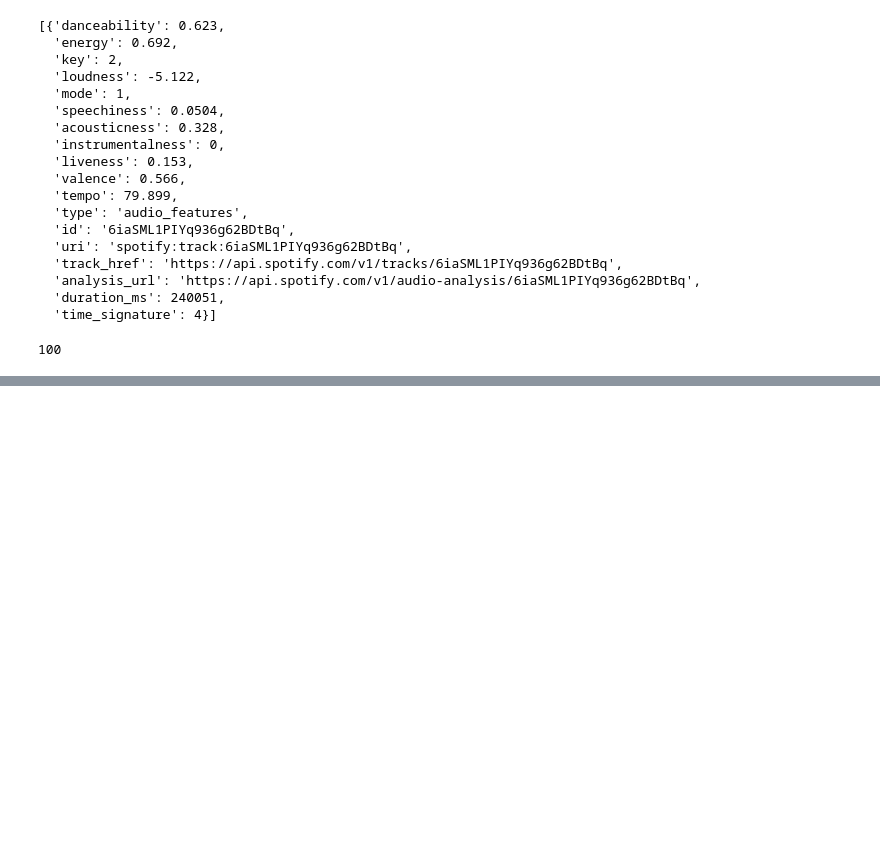
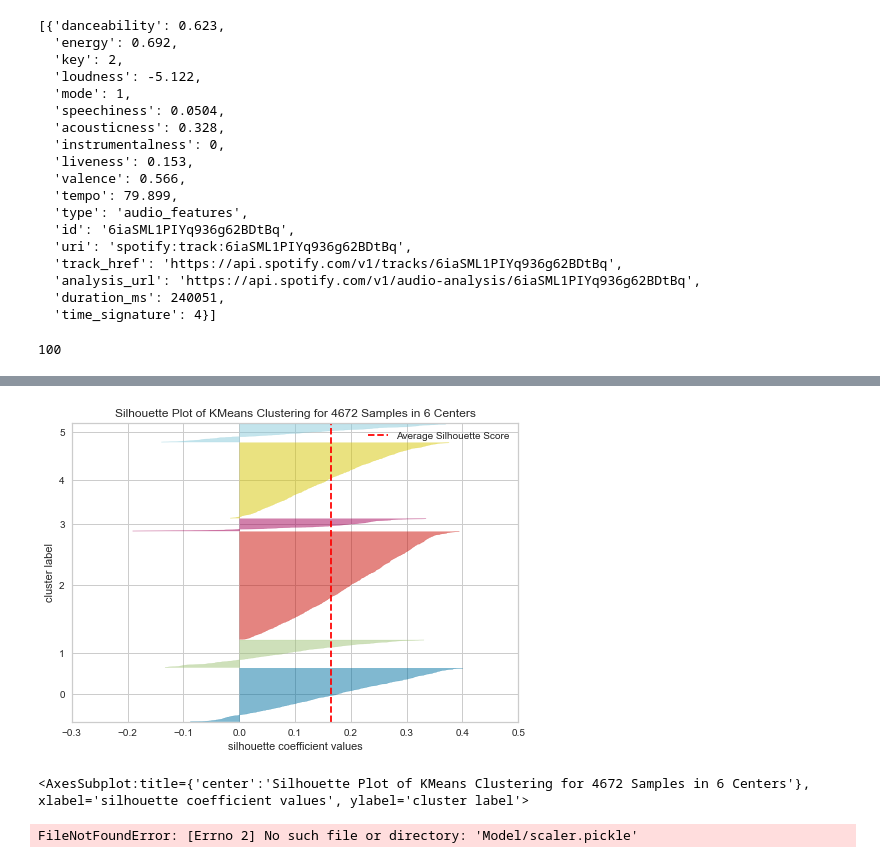
Before and after one commit to sariiimmmm/IronSarinaLab, a Jupyter notebook: week6/Untitled Folder/Lab | API wrappers ( Sarina Masoumi OCT 22).ipynb, the cells around one changed output, grey strips where cells are left out. Drawn from its saved outputs; the diff is of its cells as text; code cells hidden in the pictures; blank space fills up the shorter version.

```diff
--- a/week6/Untitled Folder/Lab | API wrappers ( Sarina Masoumi OCT 22).ipynb
+++ b/week6/Untitled Folder/Lab | API wrappers ( Sarina Masoumi OCT 22).ipynb
@@ -60,0 +358,9 @@ NameError: name 'get_playlist_tracks' is not defined
+# %%
+from yellowbrick.cluster import SilhouetteVisualizer
+model = KMeans(6, random_state=42)
+visualizer = SilhouetteVisualizer(model, colors='yellowbrick')
+visualizer.fit(X_scaled_df)        # Fit the data to the visualizer
+visualizer.show()
+# %% [output]
+[figure, added]
+<AxesSubplot:title={'center':'Silhouette Plot of KMeans Clustering for 4672 Samples in 6 Centers'}, xlabel='silhouette coefficient values', ylabel='cluster label'>
@@ -60,0 +375,9 @@ NameError: name 'get_playlist_tracks' is not defined
+# %%
+
+with open("Model/scaler.pickle", "wb") as f:
+    pickle.dump(scaler,f)
+
+with open("Model/kmeans_6.pickle", "wb") as f:
+    pickle.dump(kmeans,f)
+# %% [output]
+FileNotFoundError: [Errno 2] No such file or directory: 'Model/scaler.pickle'
```
Also changed, not shown: parts of 31 cells of this notebook, 2 other files.
